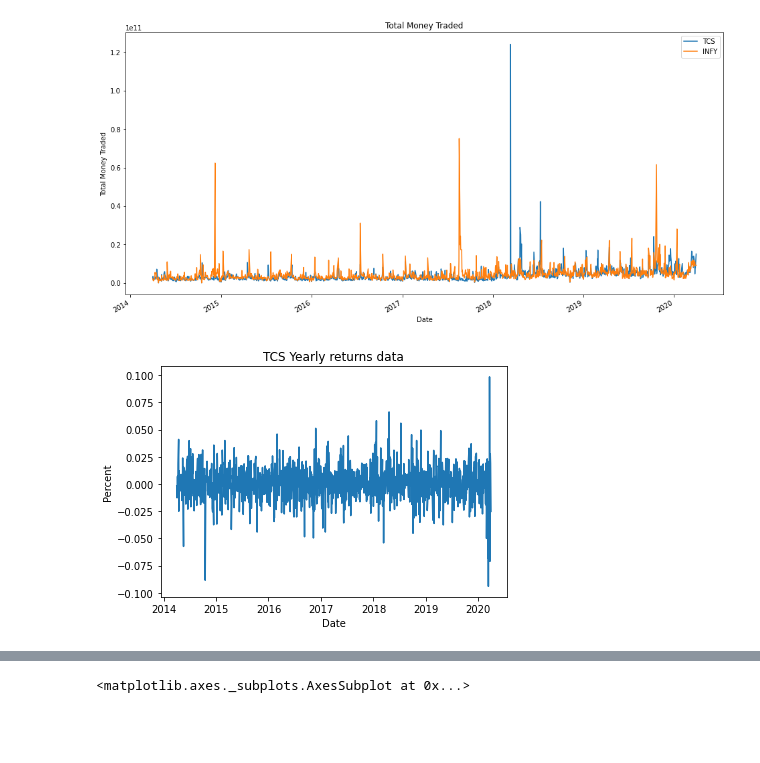
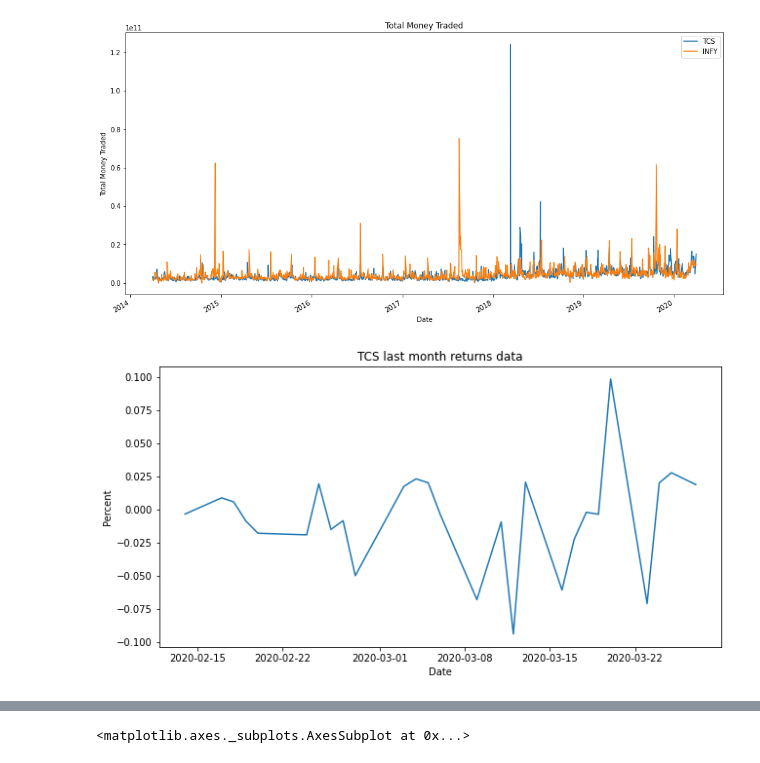
Before and after one commit to mohithxoxo/Projects, a Jupyter notebook: 2_stocks_Financial_Analysis.ipynb, the cells around one changed output, grey strips where cells are left out. Drawn from its saved outputs; the diff is of its cells as text; code cells hidden in the pictures; blank space fills up the shorter version.

```diff
--- a/2_stocks_Financial_Analysis.ipynb
+++ b/2_stocks_Financial_Analysis.ipynb
@@ -138,12 +138,12 @@ Text(0, 0.5, 'Total Money Traded')
 TCS['returns'] = TCS['Close'].pct_change(1)
 INFY['returns'] = INFY['Close'].pct_change(1)
 # %%
-fig = plt.figure()
+fig = plt.figure(figsize=(10,5))
 ax1 = fig.add_axes([0.1,0.1,0.8,0.8])
-ax1.plot(TCS['returns'])
+ax1.plot(TCS['returns'][-30:-1])
 ax1.set_xlabel("Date")
 ax1.set_ylabel("Percent")
-ax1.set_title("TCS Yearly returns data")
+ax1.set_title("TCS last month returns data")
 plt.show()
 # %% [output]
-[figure, old version]
+[figure, new version]
```
Also changed, not shown: parts of 1 cell of this notebook.
